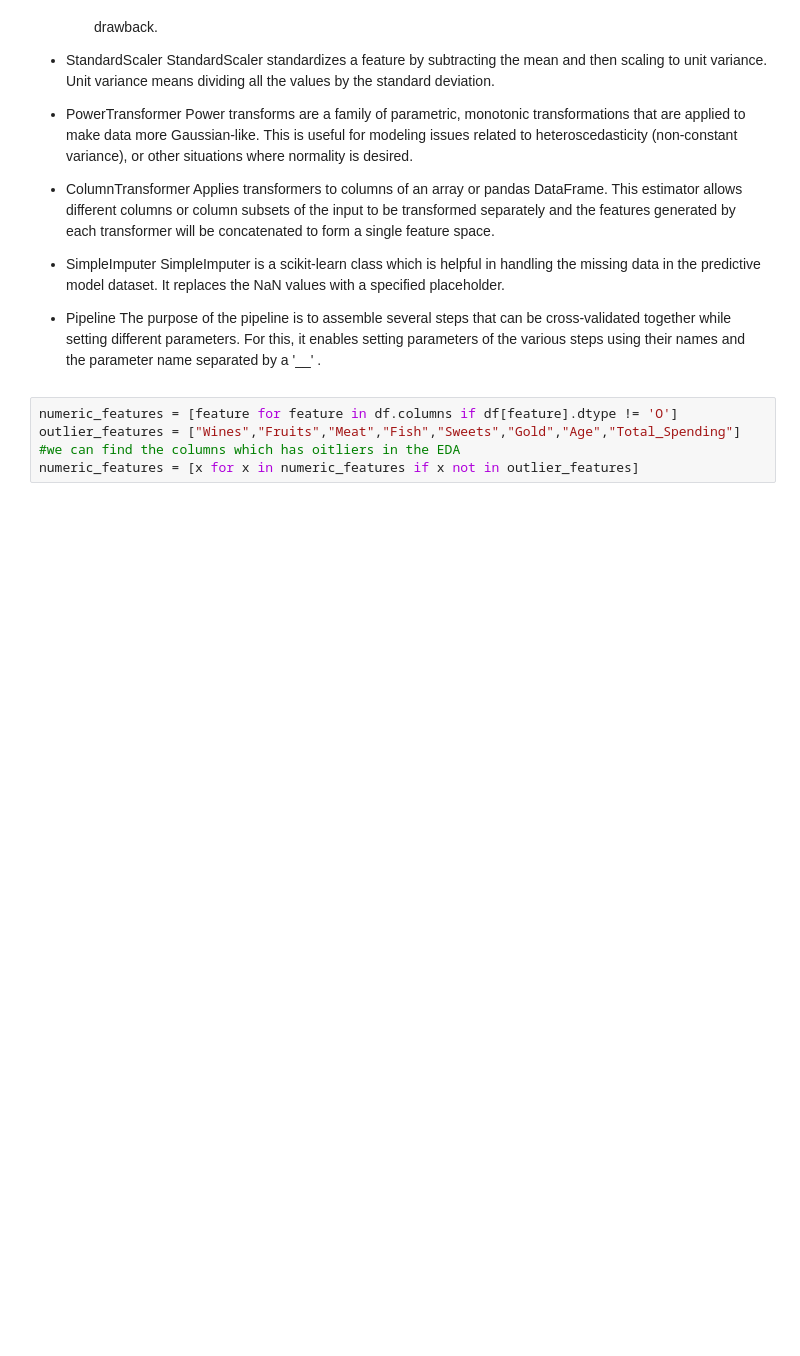
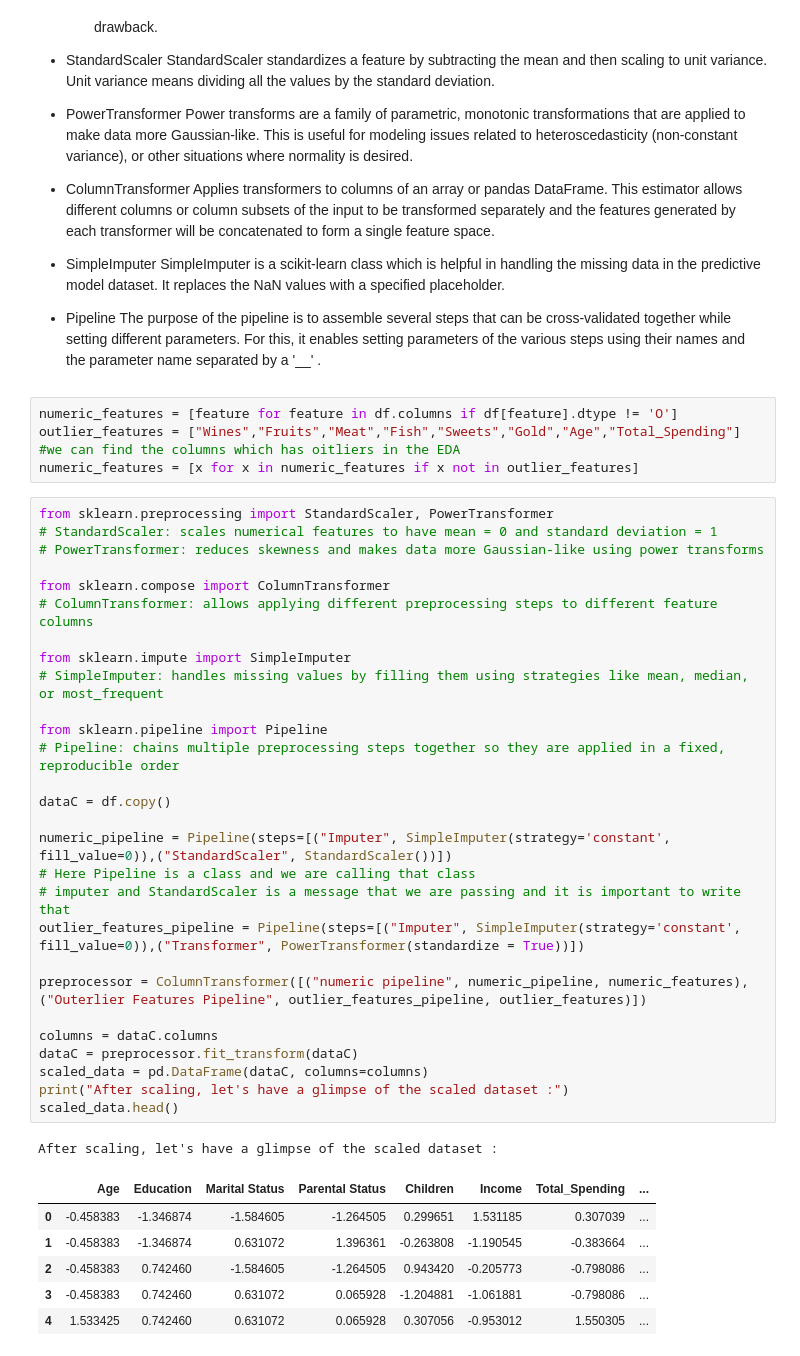
Before and after one commit to aditisahayad/Customer-Categorization---ML-Project, a Jupyter notebook: notebooks/Feature_Engineering_and_clustering.ipynb, the cells around one changed output. Drawn from its saved outputs; the diff is of its cells as text; blank space fills up the shorter version.

```diff
--- a/notebooks/Feature_Engineering_and_clustering.ipynb
+++ b/notebooks/Feature_Engineering_and_clustering.ipynb
@@ -348,3 +348,39 @@ The purpose of the pipeline is to assemble several steps that can be cross-valid
 numeric_features = [feature for feature in df.columns if df[feature].dtype != 'O']
 outlier_features = ["Wines","Fruits","Meat","Fish","Sweets","Gold","Age","Total_Spending"] #we can find the columns which has oitliers in the EDA
 numeric_features = [x for x in numeric_features if x not in outlier_features]
+# %%
+from sklearn.preprocessing import StandardScaler, PowerTransformer
+# StandardScaler: scales numerical features to have mean = 0 and standard deviation = 1
+# PowerTransformer: reduces skewness and makes data more Gaussian-like using power transforms
+
+from sklearn.compose import ColumnTransformer
+# ColumnTransformer: allows applying different preprocessing steps to different feature columns
+
+from sklearn.impute import SimpleImputer
+# SimpleImputer: handles missing values by filling them using strategies like mean, median, or most_frequent
+
+from sklearn.pipeline import Pipeline
+# Pipeline: chains multiple preprocessing steps together so they are applied in a fixed, reproducible order
+
+dataC = df.copy()
+
+numeric_pipeline = Pipeline(steps=[("Imputer", SimpleImputer(strategy='constant', fill_value=0)),("StandardScaler", StandardScaler())])
+# Here Pipeline is a class and we are calling that class
+# imputer and StandardScaler is a message that we are passing and it is important to write that
+outlier_features_pipeline = Pipeline(steps=[("Imputer", SimpleImputer(strategy='constant', fill_value=0)),("Transformer", PowerTransformer(standardize = True))])
+
+preprocessor = ColumnTransformer([("numeric pipeline", numeric_pipeline, numeric_features), ("Outerlier Features Pipeline", outlier_features_pipeline, outlier_features)])
+
+columns = dataC.columns
+dataC = preprocessor.fit_transform(dataC)
+scaled_data = pd.DataFrame(dataC, columns=columns)
+print("After scaling, let's have a glimpse of the scaled dataset :")
+scaled_data.head()
+# %% [output]
+After scaling, let's have a glimpse of the scaled dataset :
+|  | Age | Education | Marital Status | Parental Status | Children | Income | Total_Spending | ... |
+| 0 | -0.458383 | -1.346874 | -1.584605 | -1.264505 | 0.299651 | 1.531185 | 0.307039 | ... |
+| 1 | -0.458383 | -1.346874 | 0.631072 | 1.396361 | -0.263808 | -1.190545 | -0.383664 | ... |
+| 2 | -0.458383 | 0.742460 | -1.584605 | -1.264505 | 0.943420 | -0.205773 | -0.798086 | ... |
+| 3 | -0.458383 | 0.742460 | 0.631072 | 0.065928 | -1.204881 | -1.061881 | -0.798086 | ... |
+| 4 | 1.533425 | 0.742460 | 0.631072 | 0.065928 | 0.307056 | -0.953012 | 1.550305 | ... |
```
Also changed, not shown: parts of 2 cells of this notebook.
